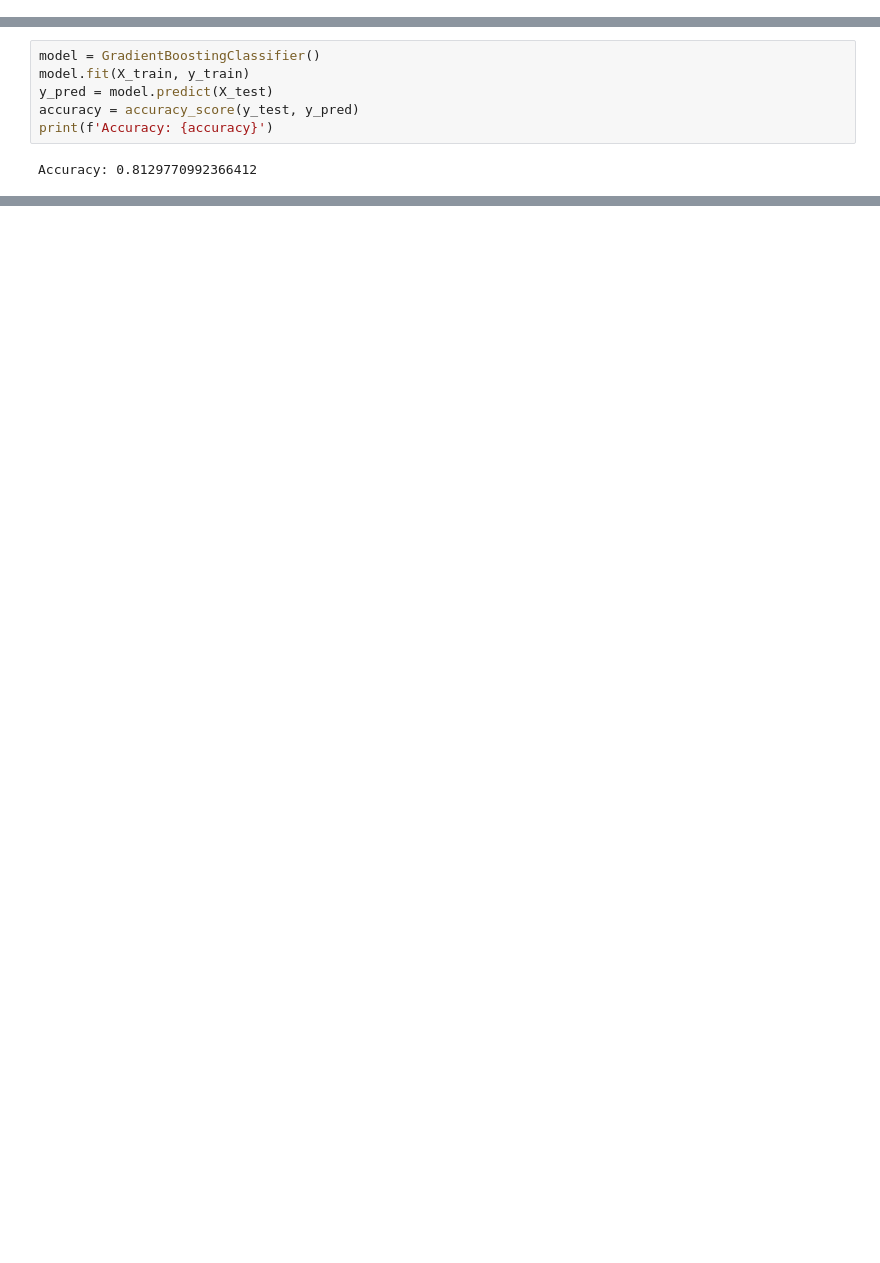
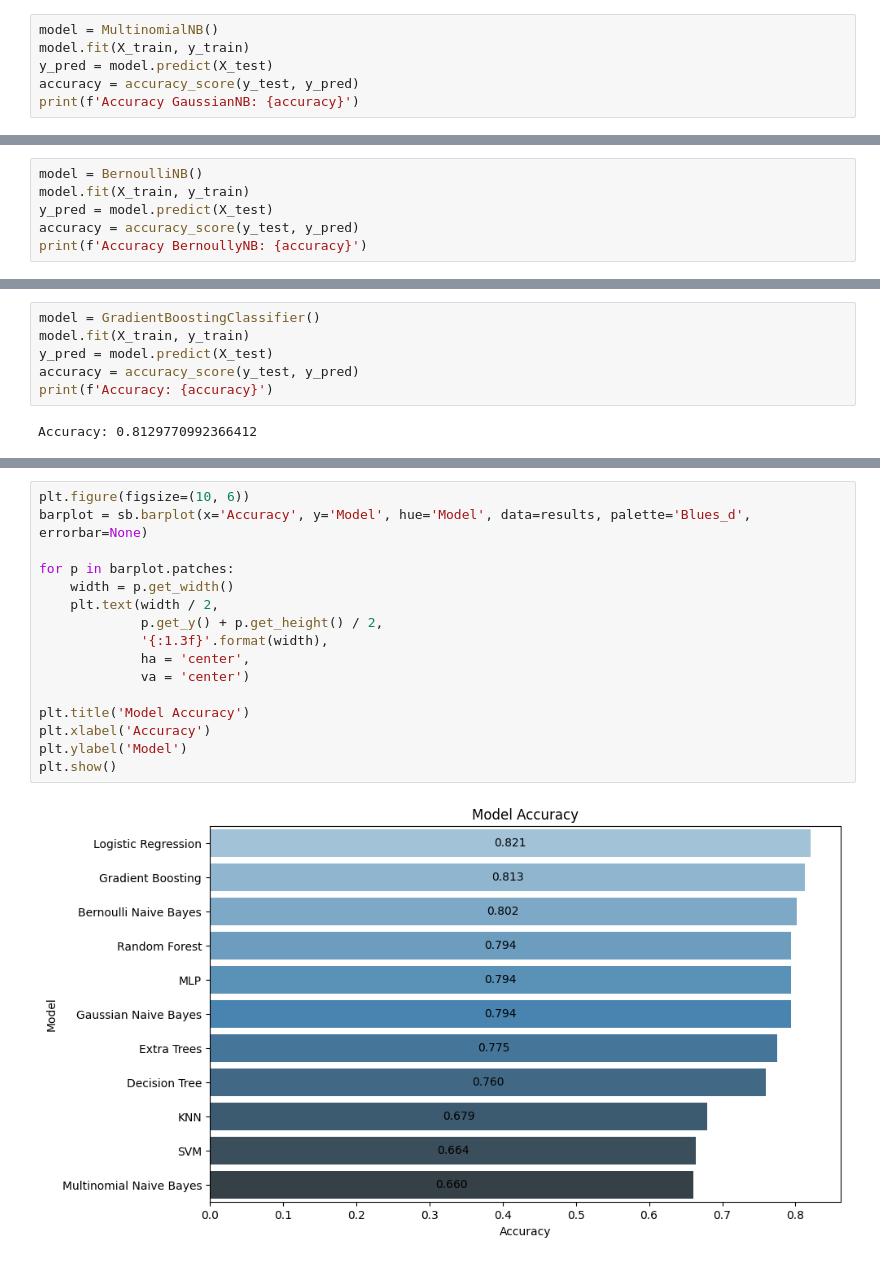
Before and after one commit to antoniooazevedo/titanic-dataset-analysis, a Jupyter notebook: analysis.ipynb, the cells around one changed output, grey strips where cells are left out. Cells and saved outputs as stored; diff of their text form; blank space fills up the shorter version.

Commit message:
Fixed some descriptions and checked for best model

```diff
--- a/analysis.ipynb
+++ b/analysis.ipynb
@@ -391,0 +381,6 @@ Accuracy: 0.7938931297709924
+# %%
+model = MultinomialNB()
+model.fit(X_train, y_train)
+y_pred = model.predict(X_test)
+accuracy = accuracy_score(y_test, y_pred)
+print(f'Accuracy GaussianNB: {accuracy}')
@@ -391,0 +389,6 @@ Accuracy: 0.7938931297709924
+# %%
+model = BernoulliNB()
+model.fit(X_train, y_train)
+y_pred = model.predict(X_test)
+accuracy = accuracy_score(y_test, y_pred)
+print(f'Accuracy BernoullyNB: {accuracy}')
@@ -399,0 +452,18 @@ Accuracy: 0.8129770992366412
+# %%
+plt.figure(figsize=(10, 6))
+barplot = sb.barplot(x='Accuracy', y='Model', hue='Model', data=results, palette='Blues_d', errorbar=None)
+
+for p in barplot.patches:
+    width = p.get_width()
+    plt.text(width / 2,
+             p.get_y() + p.get_height() / 2,
+             '{:1.3f}'.format(width),
+             ha = 'center',
+             va = 'center')
+
+plt.title('Model Accuracy')
+plt.xlabel('Accuracy')
+plt.ylabel('Model')
+plt.show()
+# %% [output]
+[figure, added]
```
Also changed, not shown: parts of 28 cells of this notebook.
